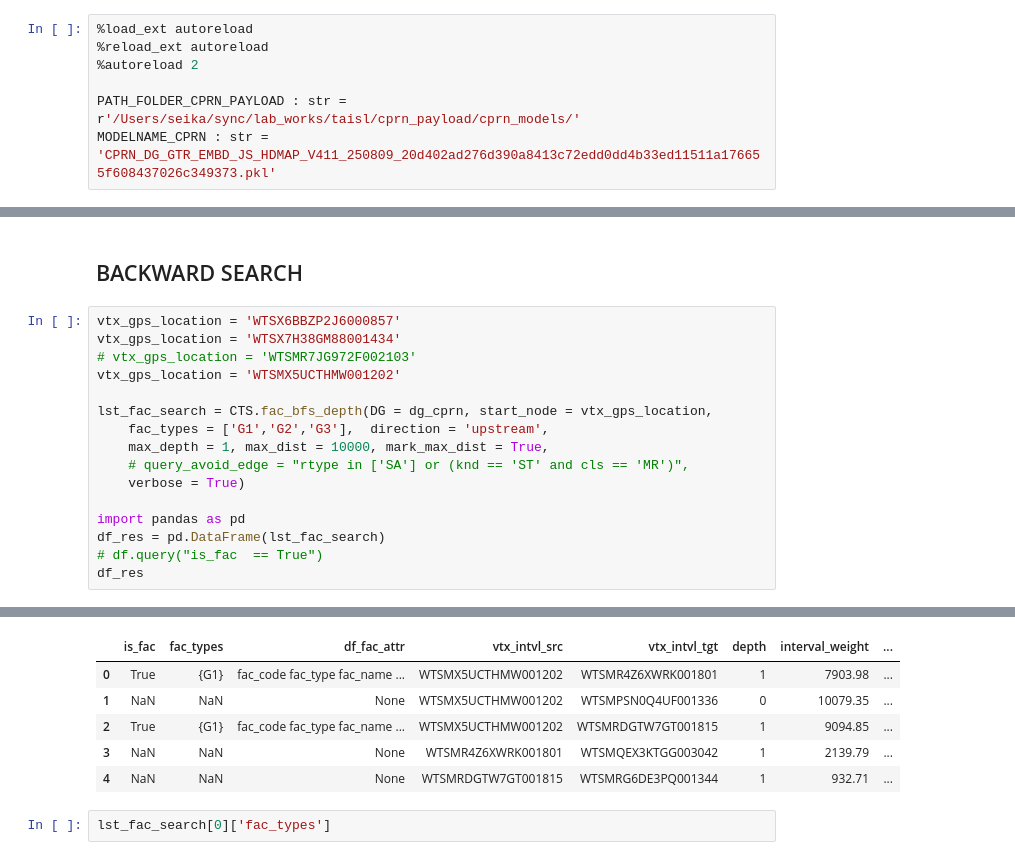
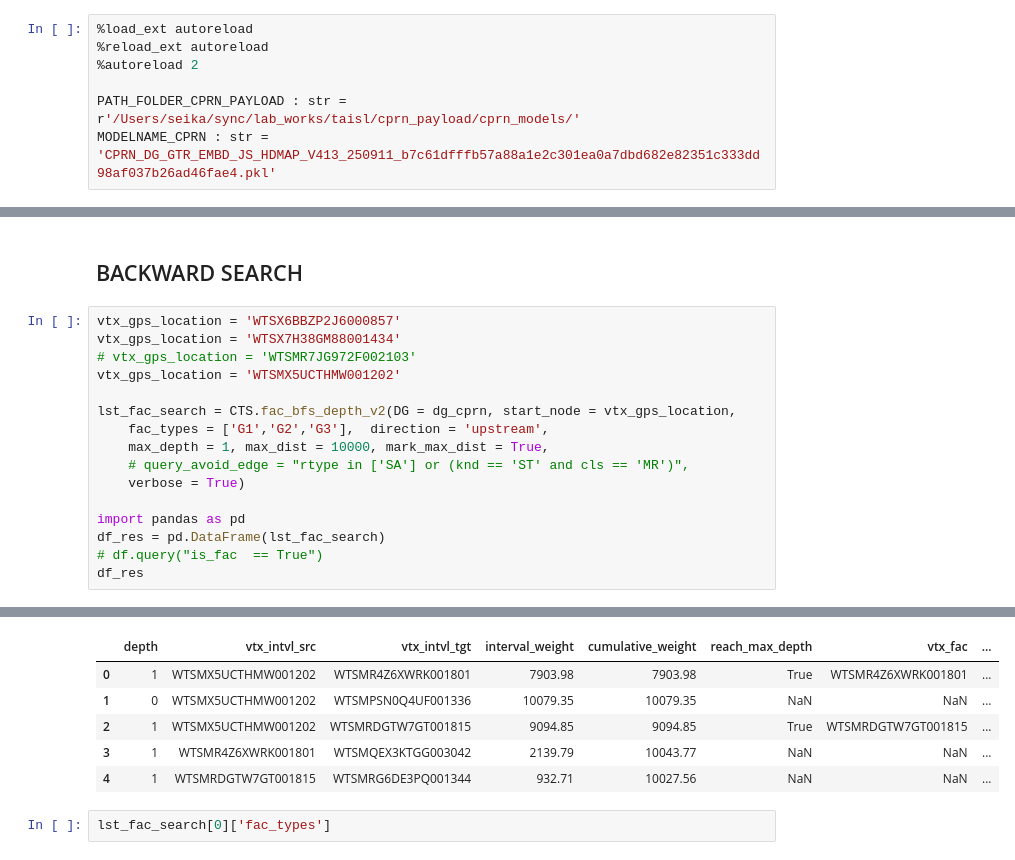
Before and after one commit to SeikaScarlet/cprn, a Jupyter notebook: jnb/x.ipynb, the cells around one changed output, grey strips where cells are left out. Drawn from its saved outputs; the diff is of its cells as text.

Commit message:
sk/Sep16'25, cprn topo search method update

```diff
--- a/jnb/x.ipynb
+++ b/jnb/x.ipynb
@@ -6,4 +6,4 @@
 %autoreload 2
 
 PATH_FOLDER_CPRN_PAYLOAD : str = r'/Users/seika/sync/lab_works/taisl/cprn_payload/cprn_models/'
-MODELNAME_CPRN : str = 'CPRN_DG_GTR_EMBD_JS_HDMAP_V411_250809_20d402ad276d390a8413c72edd0dd4b33ed11511a176655f608437026c349373.pkl'
+MODELNAME_CPRN : str = 'CPRN_DG_GTR_EMBD_JS_HDMAP_V413_250911_b7c61dfffb57a88a1e2c301ea0a7dbd682e82351c333dd98af037b26ad46fae4.pkl'
@@ -63,7 +138,7 @@ vtx_gps_location = 'WTSX7H38GM88001434'
 # vtx_gps_location = 'WTSMR7JG972F002103'
 vtx_gps_location = 'WTSMX5UCTHMW001202'
 
-lst_fac_search = CTS.fac_bfs_depth(DG = dg_cprn, start_node = vtx_gps_location,
+lst_fac_search = CTS.fac_bfs_depth_v2(DG = dg_cprn, start_node = vtx_gps_location,
     fac_types = ['G1','G2','G3'],  direction = 'upstream',
     max_depth = 1, max_dist = 10000, mark_max_dist = True,
     # query_avoid_edge = "rtype in ['SA'] or (knd == 'ST' and cls == 'MR')",
@@ -82,9 +157,9 @@ df_res
-|  | is_fac | fac_types | df_fac_attr | vtx_intvl_src | vtx_intvl_tgt | depth | interval_weight | ... |
-| 0 | True | {G1} | fac_code fac_type fac_name ... | WTSMX5UCTHMW001202 | WTSMR4Z6XWRK001801 | 1 | 7903.98 | ... |
-| 1 | NaN | NaN | None | WTSMX5UCTHMW001202 | WTSMPSN0Q4UF001336 | 0 | 10079.35 | ... |
-| 2 | True | {G1} | fac_code fac_type fac_name ... | WTSMX5UCTHMW001202 | WTSMRDGTW7GT001815 | 1 | 9094.85 | ... |
-| 3 | NaN | NaN | None | WTSMR4Z6XWRK001801 | WTSMQEX3KTGG003042 | 1 | 2139.79 | ... |
-| 4 | NaN | NaN | None | WTSMRDGTW7GT001815 | WTSMRG6DE3PQ001344 | 1 | 932.71 | ... |
+|  | depth | vtx_intvl_src | vtx_intvl_tgt | interval_weight | cumulative_weight | reach_max_depth | vtx_fac | ... |
+| 0 | 1 | WTSMX5UCTHMW001202 | WTSMR4Z6XWRK001801 | 7903.98 | 7903.98 | True | WTSMR4Z6XWRK001801 | ... |
+| 1 | 0 | WTSMX5UCTHMW001202 | WTSMPSN0Q4UF001336 | 10079.35 | 10079.35 | NaN | NaN | ... |
+| 2 | 1 | WTSMX5UCTHMW001202 | WTSMRDGTW7GT001815 | 9094.85 | 9094.85 | True | WTSMRDGTW7GT001815 | ... |
+| 3 | 1 | WTSMR4Z6XWRK001801 | WTSMQEX3KTGG003042 | 2139.79 | 10043.77 | NaN | NaN | ... |
+| 4 | 1 | WTSMRDGTW7GT001815 | WTSMRG6DE3PQ001344 | 932.71 | 10027.56 | NaN | NaN | ... |
 # %%
 lst_fac_search[0]['fac_types']
 # %% [output]
```
Also changed, not shown: parts of 20 cells of this notebook, 1 other file.
